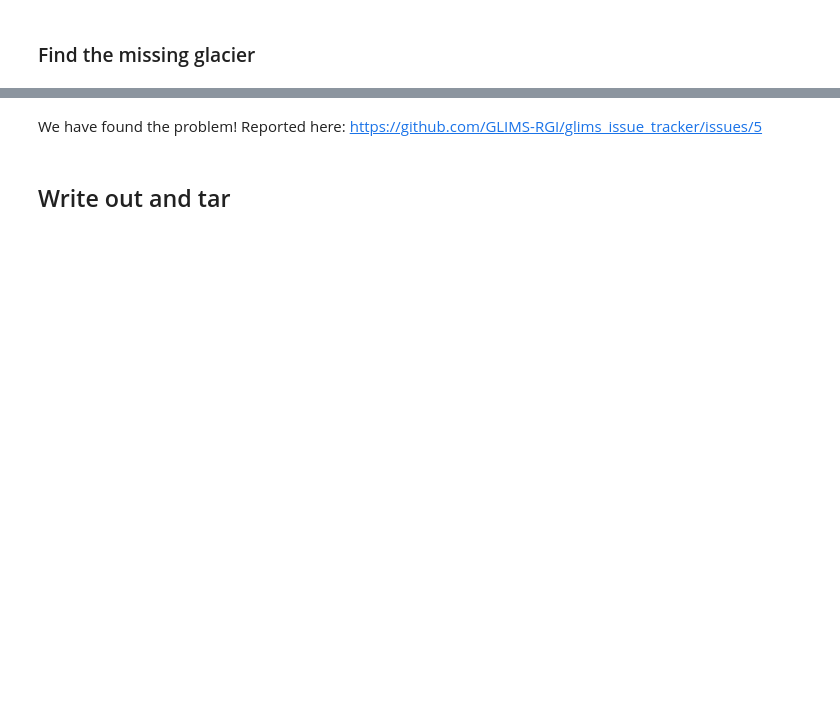
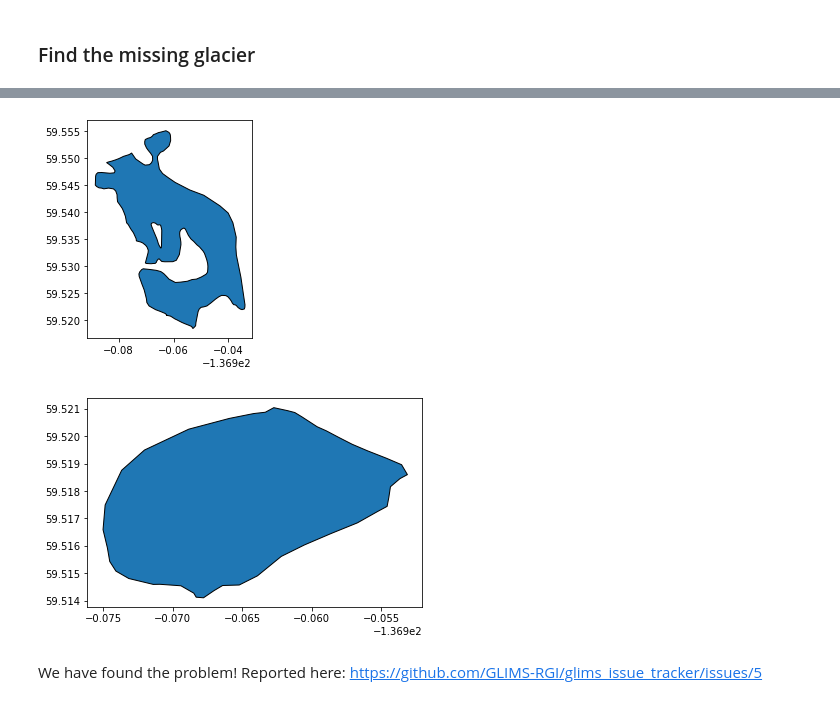
Before and after one commit to GLIMS-RGI/rgi7_scripts, a Jupyter notebook: workflow/RGI01.ipynb, the cells around one changed output, grey strips where cells are left out. Saved outputs shown, nothing was run; the diff lists cells and outputs as text; code cells hidden in the pictures; blank space fills up the shorter version.

```diff
--- a/workflow/RGI01.ipynb
+++ b/workflow/RGI01.ipynb
@@ -168,4 +168,8 @@ rgi7.loc[rgi7.anlys_id == 409341]
+# %%
+for i, k in enumerate(range(len(df_ref))):
+    ax = df_ref.iloc[[i]].plot(edgecolor='k');
+# %% [output]
+[figure, added]
+[figure, added]
 # %% [markdown]
 We have found the problem! Reported here: https://github.com/GLIMS-RGI/glims_issue_tracker/issues/5
-# %% [markdown]
-## Write out and tar
```
Also changed, not shown: parts of 30 cells of this notebook, 6 other files.
